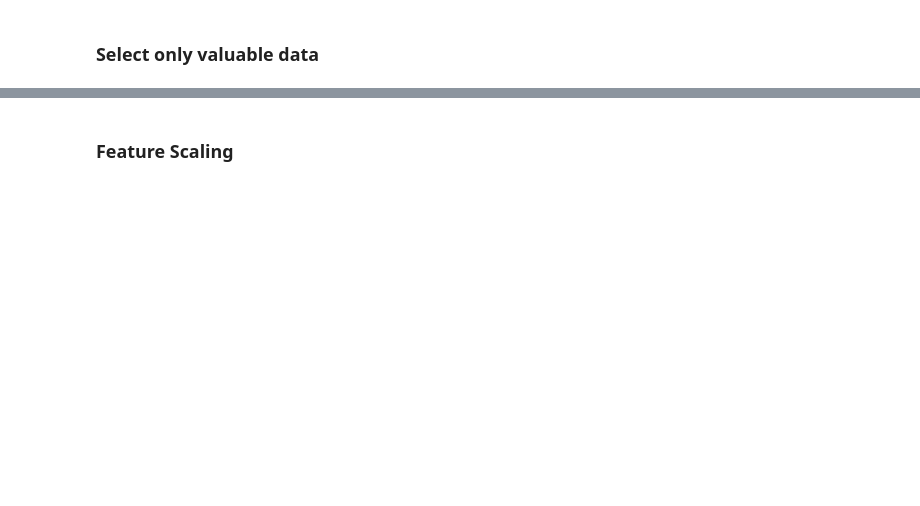
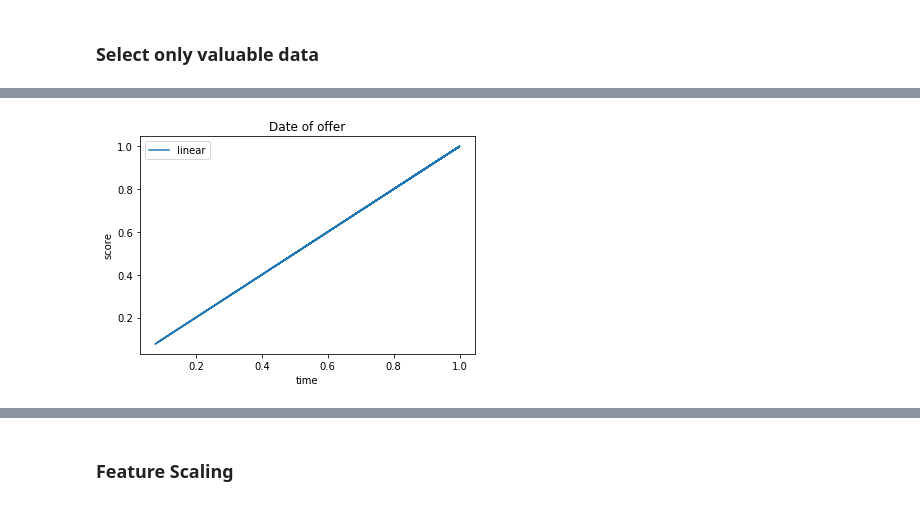
Before and after one commit to JTurbakiewicz/Roomek, a Jupyter notebook: RatingEngine/Data_preprocessing.ipynb, the cells around one changed output, grey strips where cells are left out. Drawn from its saved outputs; the diff is of its cells as text; code cells hidden in the pictures; blank space fills up the shorter version.

```diff
--- a/RatingEngine/Data_preprocessing.ipynb
+++ b/RatingEngine/Data_preprocessing.ipynb
@@ -6,7 +6,7 @@ host = 'localhost'
 database='roomekbot$offers'
 user='root'
 password='Ad4Gw2'
-sql_query = "select * from offers where city = 'Warszawa' and business_type = 'rent'"
+sql_query = "select * from offers where city = 'Warszawa' and business_type = 'rent' and housing_type = 'apartment'"
 # %% [markdown]
 ### Import database
 # %%
@@ -103,0 +173,7 @@ X_numeric.head()
+# %%
+now = pd.Timestamp.now()
+X['date_of_the_offer'] = (now - df['date_of_the_offer'])/np.timedelta64(1,'h')
+min = X['date_of_the_offer'].min()
+max = X['date_of_the_offer'].max()
+X['date_of_the_offer'] = 1/(X['date_of_the_offer']/min)**2
+X.head()
@@ -103,0 +187,15 @@ X_numeric.head()
+# %%
+x = X['date_of_the_offer']
+
+plt.plot(x, x, label='linear')
+
+plt.xlabel('time')
+plt.ylabel('score')
+
+plt.title("Date of offer")
+
+plt.legend()
+
+plt.show()
+# %% [output]
+[figure, added]
```
Also changed, not shown: parts of 8 cells of this notebook, 1 other file.
